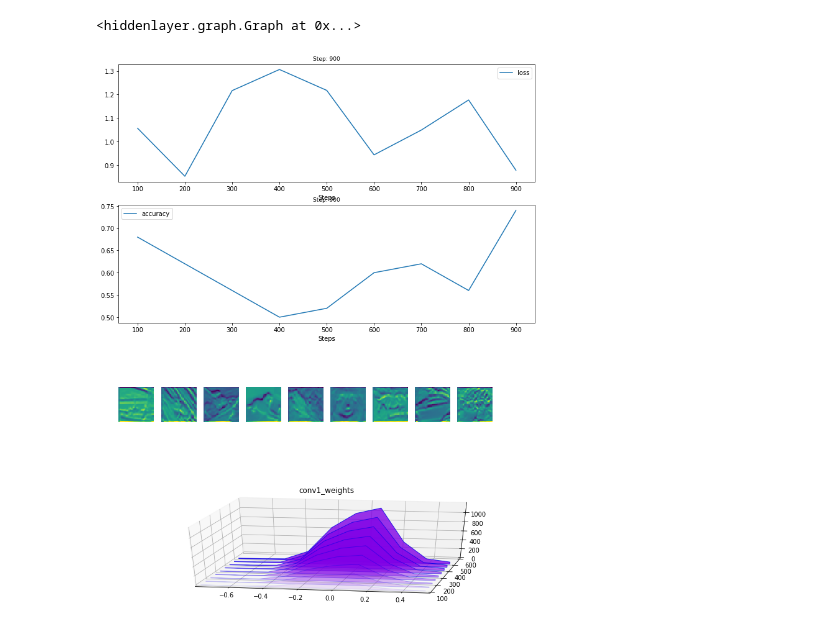
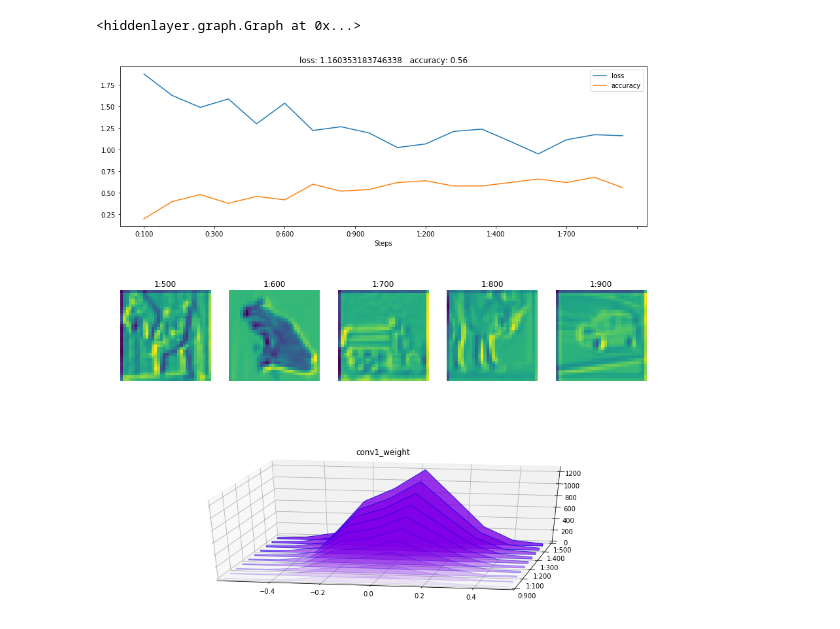
Before and after one commit to waleedka/hiddenlayer, a Jupyter notebook: demos/pytorch_train.ipynb, the cells around one changed output. Cells and saved outputs as stored; diff of their text form; code cells hidden in the pictures.

```diff
--- a/demos/pytorch_train.ipynb
+++ b/demos/pytorch_train.ipynb
@@ -16,26 +17,26 @@ To track your training, you need to use two Classes: History to store the metric
 This example simulates a training loop.
 # %%
 # A History object to store metrics
-h = hl.History()
+history1 = hl.History()
 
 # A Canvas object to draw the metrics
-c = hl.Canvas()
+canvas1 = hl.Canvas()
 
 # Simulate a training loop with two metrics: loss and accuracy
 loss = 1
 accuracy = 0
-for step in range(1000):
+for step in range(800):
     # Fake loss and accuracy
     loss -= loss * np.random.uniform(-.09, 0.1)
-    accuracy += (1 - accuracy) * np.random.uniform(-.09, 0.1)
+    accuracy = max(0, accuracy + (1 - accuracy) * np.random.uniform(-.09, 0.1))
 
     # Log metrics and display them at certain intervals
     if step % 10 == 0:
         # Store metrics in the history object
-        h.log(step, loss=loss, accuracy=accuracy)
+        history1.log(step, loss=loss, accuracy=accuracy)
 
         # Plot the two metrics in one graph
-        c.draw_plot(h["loss"], h["accuracy"])
+        canvas1.draw_plot([history1["loss"], history1["accuracy"]])
 
         time.sleep(0.1)
 # %% [output]
@@ -128,8 +185,12 @@ for epoch in range(1, 4):
+# %%
+# Create data directory in project root (to download dataset to)
+ROOT_DIR = os.path.dirname(os.path.abspath(os.getcwd()))
+DATA_DIR = os.path.join(ROOT_DIR, "test_data")
 # %%
 # CIFAR10 Dataset
 t = transforms.Compose([transforms.ToTensor()])
-train_dataset = datasets.CIFAR10('datasets', train=True, download=True, transform=t)
-test_dataset = datasets.CIFAR10('datasets', train=False, download=True, transform=t)
+train_dataset = datasets.CIFAR10(DATA_DIR, train=True, download=True, transform=t)
+test_dataset = datasets.CIFAR10(DATA_DIR, train=False, download=True, transform=t)
 
 train_loader = torch.utils.data.DataLoader(train_dataset, batch_size=50, shuffle=True)
 testloader = torch.utils.data.DataLoader(test_dataset, batch_size=50, shuffle=True)
@@ -214,40 +278,40 @@ def activations_hook(self, inputs, output):
 # A hook to extract the activations of intermediate layers
 model.features[0].register_forward_hook(activations_hook);
 # %%
-step = 0
-h = hl.History()
-c = hl.Canvas()
+step = (0, 0)  # tuple of (epoch, batch_ix)
+cifar_history = hl.History()
+cifar_canvas = hl.Canvas()
 
 # Training loop
 for epoch in range(2):
-    step= 0
     train_iter = iter(train_loader)
-    for inputs, labels in train_iter:
+    for batch_ix, (inputs, labels) in enumerate(train_iter):
+        # Update global step counter
+        step = (epoch, batch_ix)
+
         optimizer.zero_grad()
         inputs = inputs.to(device)
         labels = labels.to(device)
 
         # forward + backward + optimize
         outputs = model(inputs)
         loss = criterion(outputs, labels)
         loss.backward()
         optimizer.step()
 
-        # print statistics
-        if step and step % 100 == 0:
+        # Print statistics
+        if batch_ix and batch_ix % 100 == 0:
             # Compute accuracy
             pred_labels = np.argmax(outputs.detach().cpu().numpy(), 1)
             accuracy = np.mean(pred_labels == labels.detach().cpu().numpy())
-
-            h.log(step, epoch=epoch,
-                  loss=loss, accuracy=accuracy,
-                  conv1_weights=model.features[0].weight,
-                  conv2_weights=model.features[3].weight)
-            with c:
-                c.draw_plot(h["loss"])
-                c.draw_plot(h["accuracy"])
-                c.draw_images(h["conv1_output"])
-                c.draw_hist(h["conv1_weights"])
-        step += 1
+            # Log metrics to history
+            cifar_history.log((epoch, batch_ix),
+                              loss=loss, accuracy=accuracy,
+                              conv1_weight=model.features[0].weight)
+            # Visualize metrics
+            with cifar_canvas:
+                cifar_canvas.draw_plot([cifar_history["loss"], cifar_history["accuracy"]])
+                cifar_canvas.draw_image(cifar_history["conv1_output"])
+                cifar_canvas.draw_hist(cifar_history["conv1_weight"])
 # %% [output]
-[figure, old version]
+[figure, new version]
```
Also changed, not shown: parts of 27 cells of this notebook, 4 other files.
